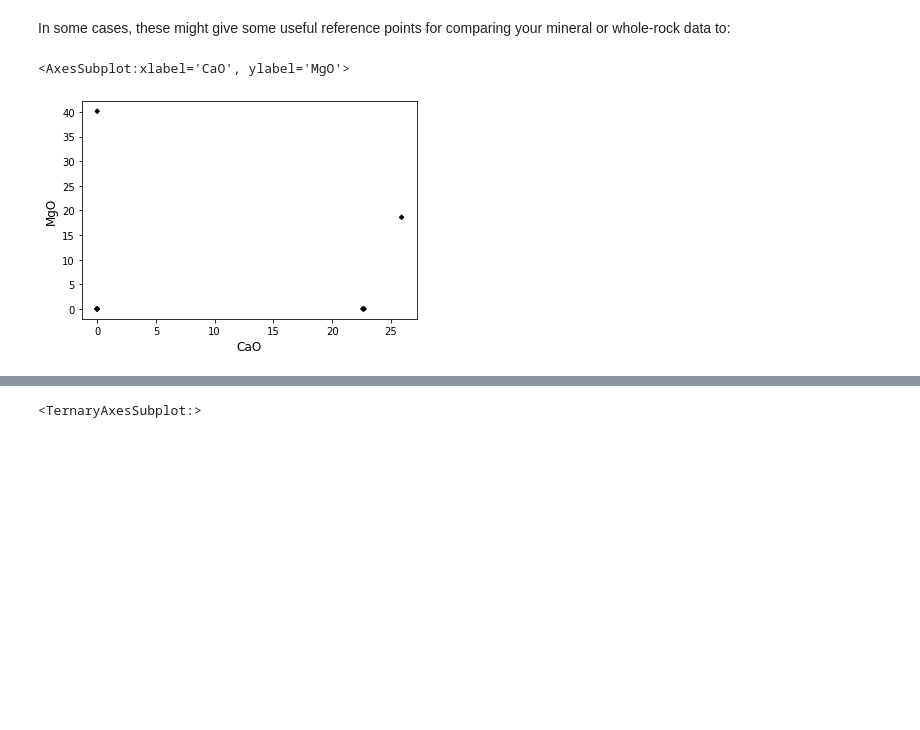
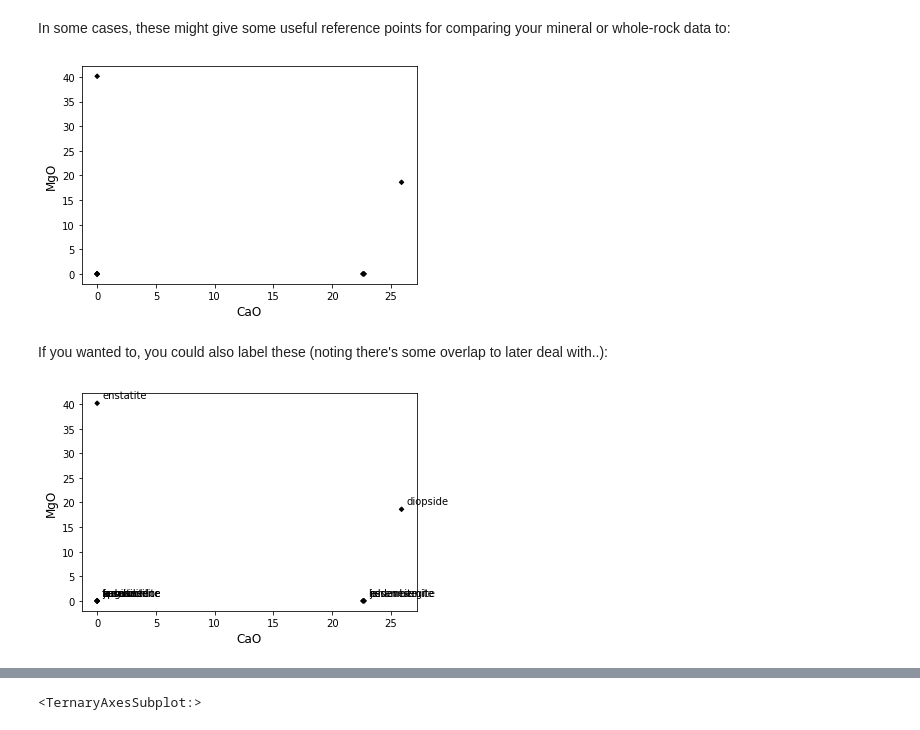
Before and after one commit to morganjwilliams/202103-MQ-pyrolite-workshop, a Jupyter notebook: notebooks/06_minerals.ipynb, the cells around one changed output, grey strips where cells are left out. Saved outputs shown, nothing was run; the diff lists cells and outputs as text; code cells hidden in the pictures; blank space fills up the shorter version.

Commit message:
Update minerals notebook

```diff
--- a/notebooks/06_minerals.ipynb
+++ b/notebooks/06_minerals.ipynb
@@ -76,8 +77,16 @@ get_mineral_group("olivine")
 # %% [markdown]
 In some cases, these might give some useful reference points for comparing your mineral or whole-rock data to:
 # %%
-px_comps = get_mineral_group('pyroxene').pyrochem.convert_chemistry(to=["MgO", "SiO2", "CaO", "FeO", "MnO", "Al2O3", "Na2O"]).fillna(0) * 100 # pyroxene compositions as Wt% oxides
-px_comps[['CaO', 'MgO']].pyroplot.scatter(c='k', s=10)
+px_comps = get_mineral_group('pyroxene').pyrochem.convert_chemistry(to=["MgO", "SiO2", "CaO", "FeO", "MnO", "Al2O3", "Na2O"])
+px_comps.iloc[:, 2:] = px_comps.iloc[:, 2:].fillna(0) * 100 # pyroxene compositions as Wt% oxides
+ax = px_comps[['CaO', 'MgO']].pyroplot.scatter(c='k', s=10)
 # %% [output]
-<AxesSubplot:xlabel='CaO', ylabel='MgO'>
 [figure]
+# %% [markdown]
+If you wanted to, you could also label these (noting there's some overlap to later deal with..):
+# %%
+ax = px_comps[['CaO', 'MgO']].pyroplot.scatter(c='k', s=10)
+for ix, row in px_comps.iterrows():
+    ax.annotate(row['name'], xy=(row[['CaO', 'MgO']]), xytext=(5, 5), textcoords='offset points')
+# %% [output]
+[figure, added]
```
Also changed, not shown: parts of 8 cells of this notebook.
